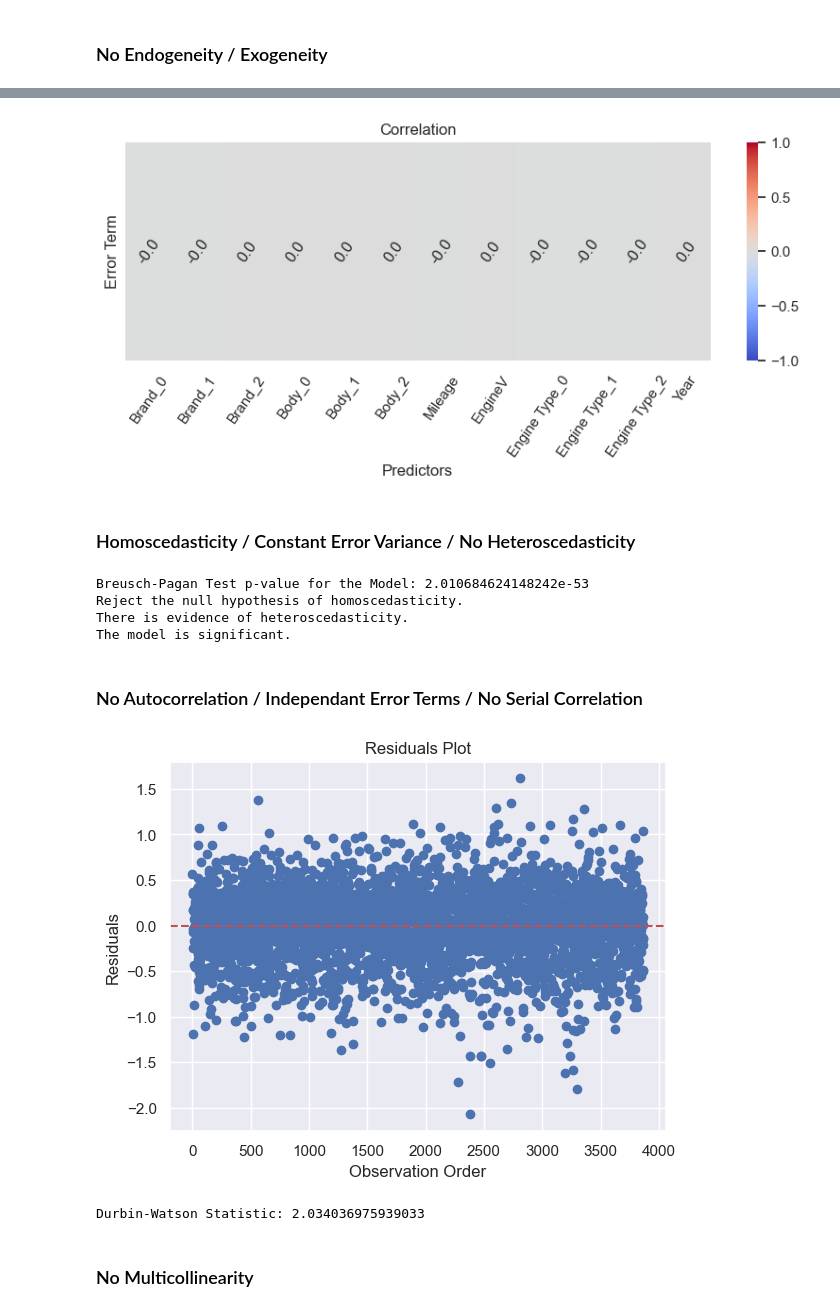
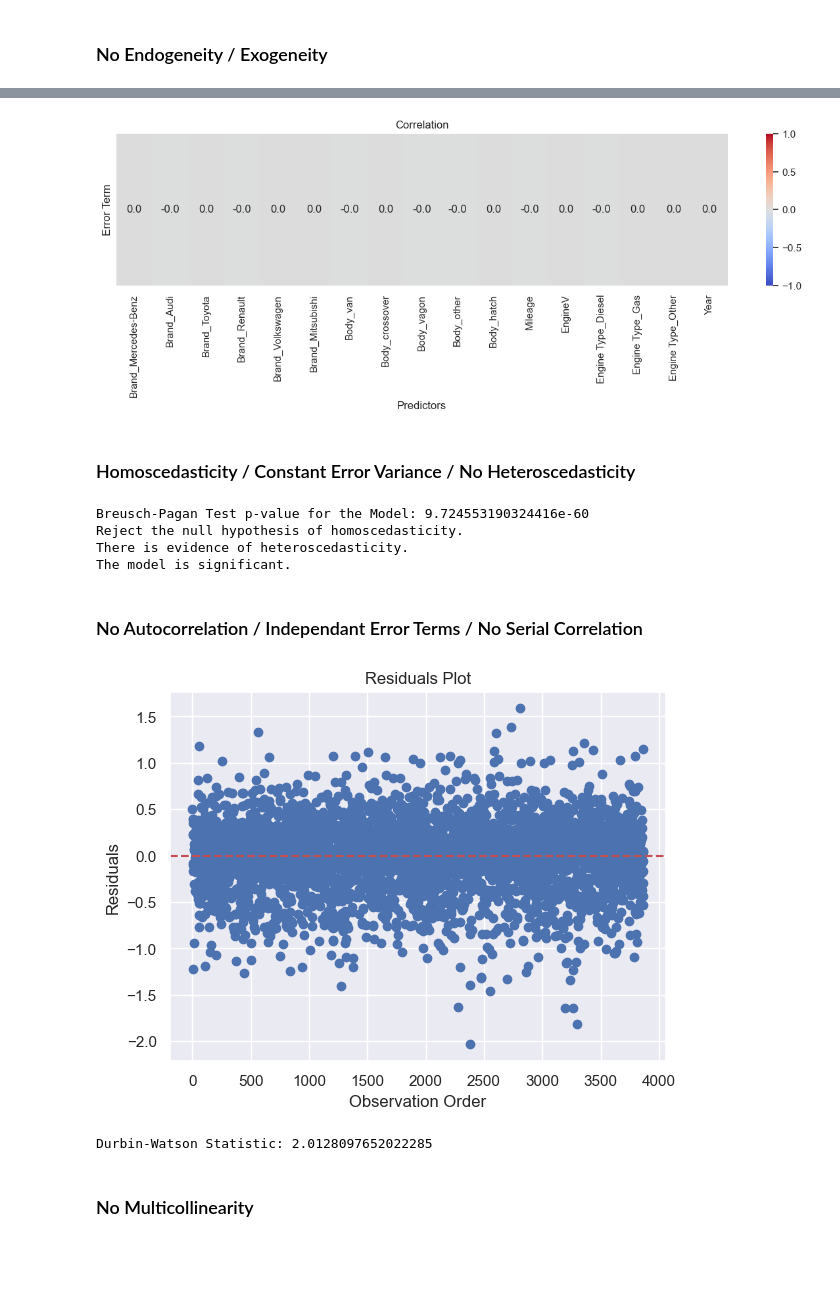
Before and after one commit to aldanajd/Data_Scientist, a Jupyter notebook: Machine Learning/Regression/Cars_price_estimator/Car_price_estimator.ipynb, the cells around one changed output, grey strips where cells are left out. Saved outputs shown, nothing was run; the diff lists cells and outputs as text; code cells hidden in the pictures; blank space fills up the shorter version.

```diff
--- a/Machine Learning/Regression/Cars_price_estimator/Car_price_estimator.ipynb
+++ b/Machine Learning/Regression/Cars_price_estimator/Car_price_estimator.ipynb
@@ -175,10 +176,10 @@ Year            29
 dtype: int64
 # %%
 # Initialize BinaryEncoder
-binary_encoder = ce.BinaryEncoder()
+onehot_encoder = ce.OneHotEncoder(use_cat_names=True)
 
 # Fit and transform the data
-df_encoded = binary_encoder.fit_transform(df)
+df_encoded = onehot_encoder.fit_transform(df)
 # %%
 df_encoded.head()
 # %% [output]
@@ -191,3 +202,7 @@ df_encoded.head()
+# %%
+reference_level = ["Brand_BMW", "Body_sedan", "Engine Type_Petrol"]
+# %%
+df_encoded.drop(columns=reference_level, axis=1, inplace=True)
 # %%
 df_encoded.dtypes
 # %% [output]
@@ -311,23 +336,23 @@ resid_corr
 # %%
 # Heatmap of Numeric Values Only
-plt.figure(figsize=(10,3))
+plt.figure(figsize=(15,3))
 sns.heatmap(resid_corr,
             annot=True,
             cmap='coolwarm',
             vmin=-1,
             vmax=1,
-            annot_kws={"rotation": 55},
+            annot_kws={"rotation": 0},
             fmt=".1f"
 )
 
 plt.title('Correlation')
 plt.ylabel('Error Term')
 plt.yticks([])
 plt.xlabel('Predictors')
-plt.xticks(rotation=55)
+plt.xticks(rotation=90)
 plt.show()
 # %% [output]
-[figure, old version]
+[figure, new version]
 # %%
 X.drop("residuals", axis=1, inplace=True)
 # %% [markdown]
@@ -352,7 +377,7 @@ else:
     print("There is no evidence of heteroscedasticity.")
     print(f"The model is insignificant.\n")
 # %% [output]
-Breusch-Pagan Test p-value for the Model: 2.010684624148242e-53
+Breusch-Pagan Test p-value for the Model: 9.724553190324416e-60
 Reject the null hypothesis of homoscedasticity.
 There is evidence of heteroscedasticity.
 The model is significant.
@@ -366,13 +391,13 @@ plt.xlabel("Observation Order")
 plt.ylabel("Residuals")
 plt.show()
 # %% [output]
-[figure, old version]
+[figure, new version]
 # %%
 # Range from 0 to 4, closer to 2 means no auto-correlation
 dw_statistic = durbin_watson(residuals)
 print(f"Durbin-Watson Statistic: {dw_statistic}")
 # %% [output]
-Durbin-Watson Statistic: 2.034036975939033
+Durbin-Watson Statistic: 2.0128097652022285
 # %% [markdown]
 ### No Multicollinearity
 # %%
```
Also changed, not shown: parts of 23 cells of this notebook.
